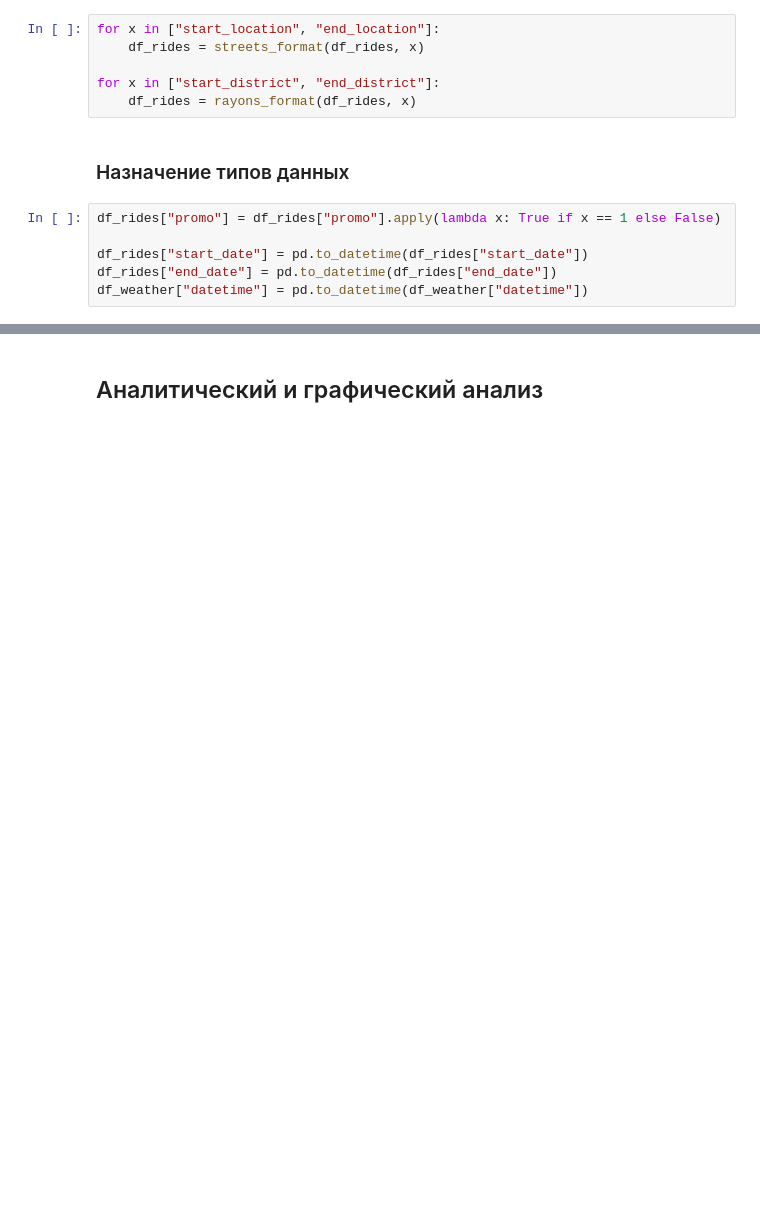
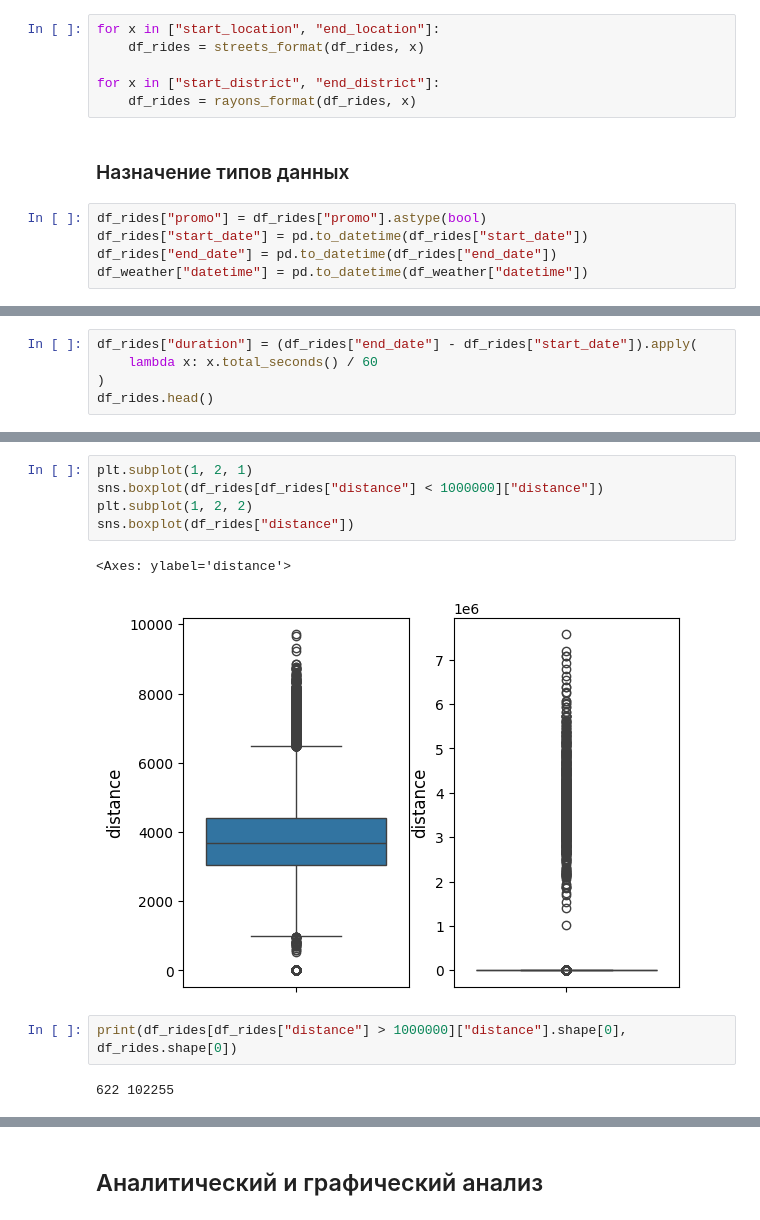
Before and after one commit to BlackkkMaster/ad_project_team16, a Jupyter notebook: kick_sharing.ipynb, the cells around one changed output, grey strips where cells are left out. Cells and saved outputs as stored; diff of their text form; blank space fills up the shorter version.

```diff
--- a/kick_sharing.ipynb
+++ b/kick_sharing.ipynb
@@ -145,8 +278,7 @@ for x in ["start_district", "end_district"]:
 # %% [markdown]
 ### Назначение типов данных
 # %%
-df_rides["promo"] = df_rides["promo"].apply(lambda x: True if x == 1 else False)
-
+df_rides["promo"] = df_rides["promo"].astype(bool)
 df_rides["start_date"] = pd.to_datetime(df_rides["start_date"])
 df_rides["end_date"] = pd.to_datetime(df_rides["end_date"])
 df_weather["datetime"] = pd.to_datetime(df_weather["datetime"])
@@ -152,0 +291,5 @@ df_weather["datetime"] = pd.to_datetime(df_weather["datetime"])
+# %%
+df_rides["duration"] = (df_rides["end_date"] - df_rides["start_date"]).apply(
+    lambda x: x.total_seconds() / 60
+)
+df_rides.head()
@@ -152,0 +303,12 @@ df_weather["datetime"] = pd.to_datetime(df_weather["datetime"])
+# %%
+plt.subplot(1, 2, 1)
+sns.boxplot(df_rides[df_rides["distance"] < 1000000]["distance"])
+plt.subplot(1, 2, 2)
+sns.boxplot(df_rides["distance"])
+# %% [output]
+<Axes: ylabel='distance'>
+[figure, added]
+# %%
+print(df_rides[df_rides["distance"] > 1000000]["distance"].shape[0], df_rides.shape[0])
+# %% [output]
+622 102255
```
Also changed, not shown: parts of 45 cells of this notebook.
